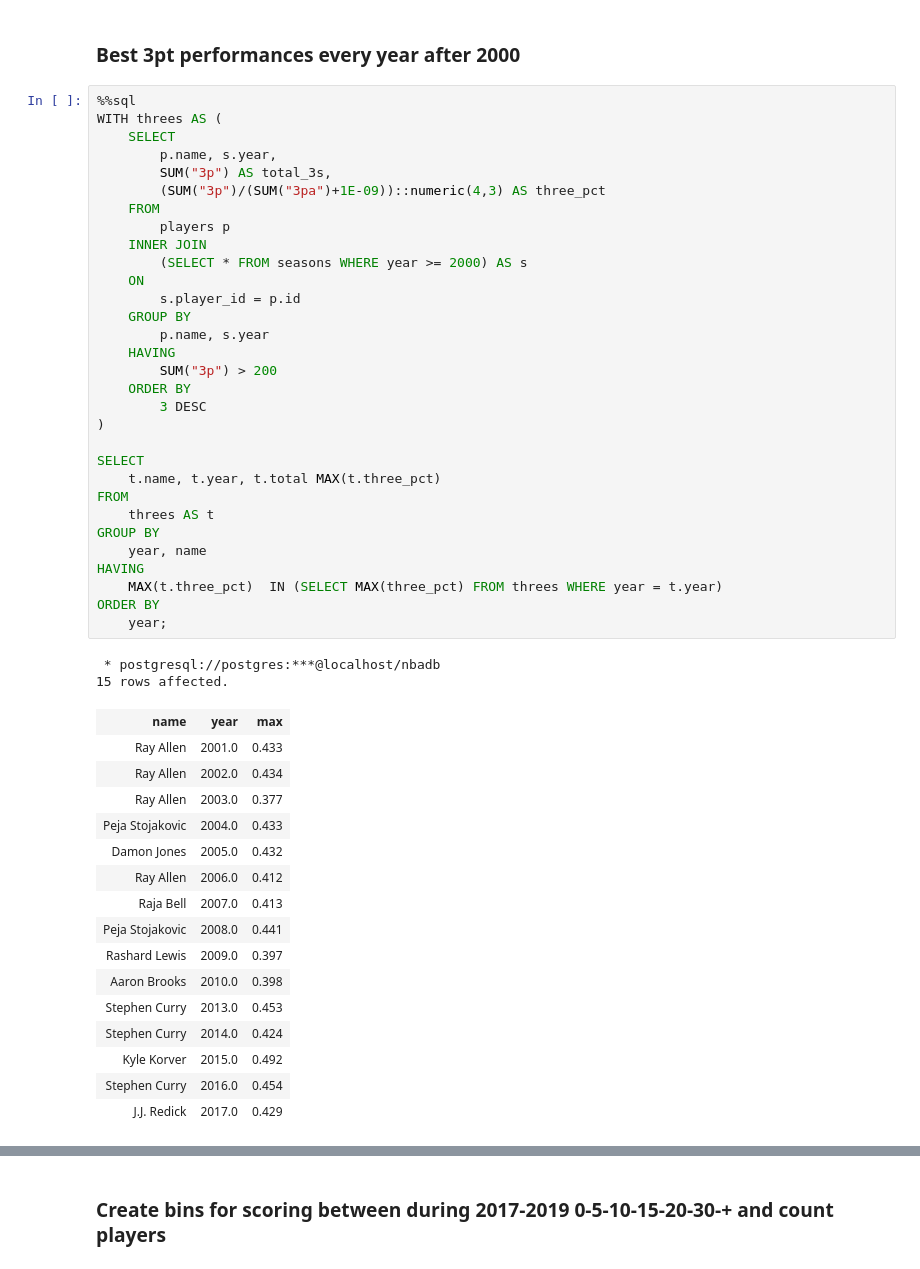
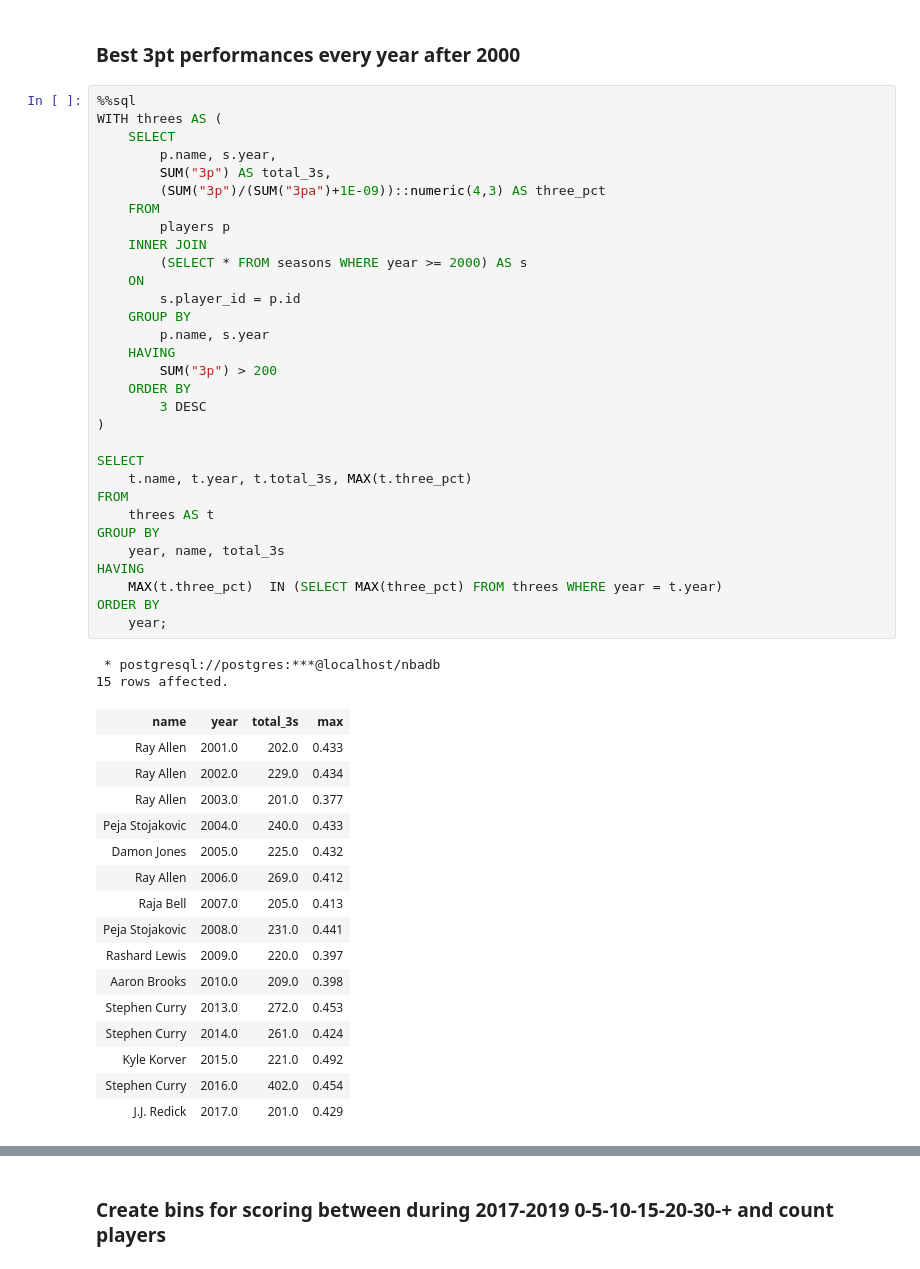
Before and after one commit to LeventSoykan/Clean_-_Analyze_NBA_Player_Data_In_PostgreSQL, a Jupyter notebook: nba_data_exploration.ipynb, the cells around one changed output, grey strips where cells are left out. Saved outputs shown, nothing was run; the diff lists cells and outputs as text.

```diff
--- a/nba_data_exploration.ipynb
+++ b/nba_data_exploration.ipynb
@@ -270,48 +252,48 @@ LIMIT
 WITH threes AS (
     SELECT
         p.name, s.year,
         SUM("3p") AS total_3s,
         (SUM("3p")/(SUM("3pa")+1E-09))::numeric(4,3) AS three_pct
     FROM
         players p
     INNER JOIN
         (SELECT * FROM seasons WHERE year >= 2000) AS s
     ON
         s.player_id = p.id
     GROUP BY
         p.name, s.year
     HAVING
         SUM("3p") > 200
     ORDER BY
         3 DESC
 )
 
 SELECT
-    t.name, t.year, t.total MAX(t.three_pct)
+    t.name, t.year, t.total_3s, MAX(t.three_pct)
 FROM
     threes AS t
 GROUP BY
-    year, name
+    year, name, total_3s
 HAVING
     MAX(t.three_pct)  IN (SELECT MAX(three_pct) FROM threes WHERE year = t.year)
 ORDER BY
     year;
 # %% [output]
  * postgresql://postgres:***@localhost/nbadb
 15 rows affected.
-| name | year | max |
-| Ray Allen | 2001.0 | 0.433 |
-| Ray Allen | 2002.0 | 0.434 |
-| Ray Allen | 2003.0 | 0.377 |
-| Peja Stojakovic | 2004.0 | 0.433 |
-| Damon Jones | 2005.0 | 0.432 |
-| Ray Allen | 2006.0 | 0.412 |
-| Raja Bell | 2007.0 | 0.413 |
-| Peja Stojakovic | 2008.0 | 0.441 |
-| Rashard Lewis | 2009.0 | 0.397 |
-| Aaron Brooks | 2010.0 | 0.398 |
-| Stephen Curry | 2013.0 | 0.453 |
-| Stephen Curry | 2014.0 | 0.424 |
-| Kyle Korver | 2015.0 | 0.492 |
-| Stephen Curry | 2016.0 | 0.454 |
-| J.J. Redick | 2017.0 | 0.429 |
+| name | year | total_3s | max |
+| Ray Allen | 2001.0 | 202.0 | 0.433 |
+| Ray Allen | 2002.0 | 229.0 | 0.434 |
+| Ray Allen | 2003.0 | 201.0 | 0.377 |
+| Peja Stojakovic | 2004.0 | 240.0 | 0.433 |
+| Damon Jones | 2005.0 | 225.0 | 0.432 |
+| Ray Allen | 2006.0 | 269.0 | 0.412 |
+| Raja Bell | 2007.0 | 205.0 | 0.413 |
+| Peja Stojakovic | 2008.0 | 231.0 | 0.441 |
+| Rashard Lewis | 2009.0 | 220.0 | 0.397 |
+| Aaron Brooks | 2010.0 | 209.0 | 0.398 |
+| Stephen Curry | 2013.0 | 272.0 | 0.453 |
+| Stephen Curry | 2014.0 | 261.0 | 0.424 |
+| Kyle Korver | 2015.0 | 221.0 | 0.492 |
+| Stephen Curry | 2016.0 | 402.0 | 0.454 |
+| J.J. Redick | 2017.0 | 201.0 | 0.429 |
```
Also changed, not shown: parts of 25 cells of this notebook.
